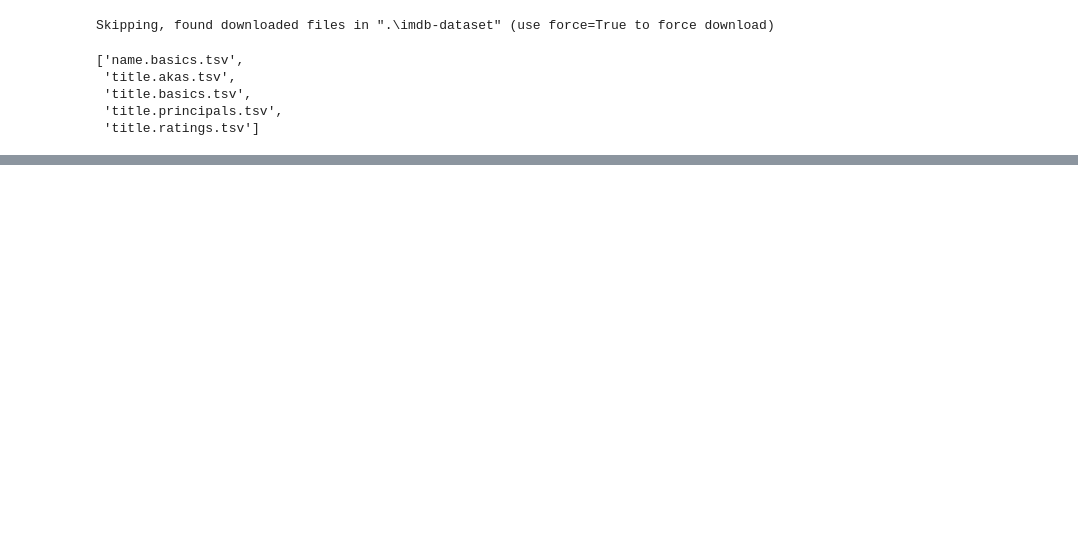
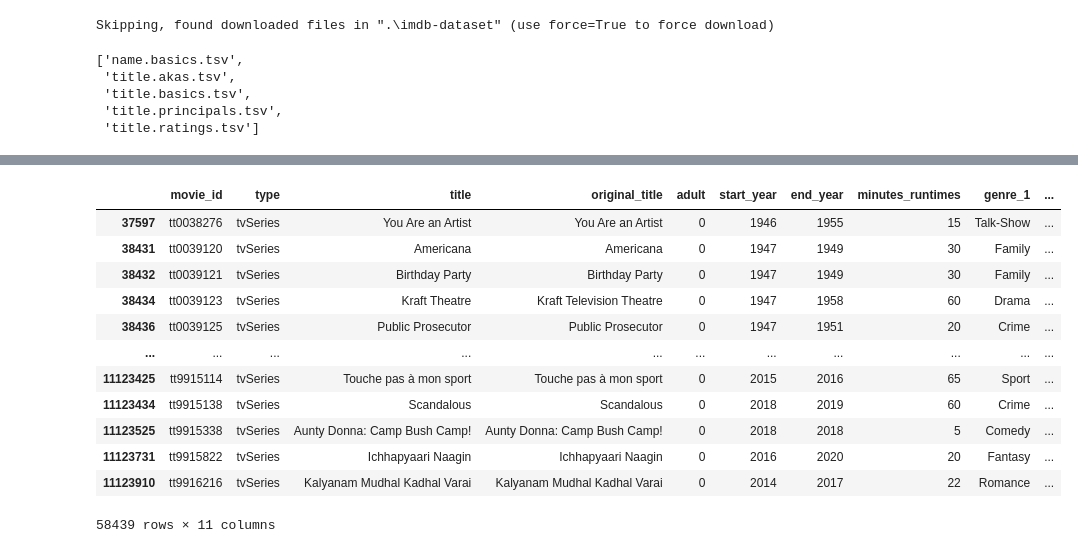
Before and after one commit to depa-tto/Python-project-exam, a Jupyter notebook: Py_project_DePatto.ipynb, the cells around one changed output, grey strips where cells are left out. Drawn from its saved outputs; the diff is of its cells as text; code cells hidden in the pictures; blank space fills up the shorter version.

```diff
--- a/Py_project_DePatto.ipynb
+++ b/Py_project_DePatto.ipynb
@@ -117,0 +113,2 @@ In column third_profession, 'None' not found.
+# %%
+movie_df.dropna(inplace=True)
@@ -117,0 +131,13 @@ In column third_profession, 'None' not found.
+# %%
+movie_df[['genre_1', 'genre_2', 'genre_3']] = movie_df['genres'].str.split(',', expand=True)
+# %%
+movie_df  = movie_df.drop(['genres'], axis = 1)
+# %%
+movie_df = movie_df.rename(columns = {'tconst': 'movie_id',
+                                      'titleType': 'type',
+                                      'primaryTitle': 'title',
+                                      'originalTitle': 'original_title',
+                                      'isAdult': 'adult',
+                                      'startYear': 'start_year',
+                                      'endYear': 'end_year',
+                                      'runtimeMinutes': 'minutes_runtimes'})
@@ -117,0 +160,16 @@ In column third_profession, 'None' not found.
+# %%
+movie_df
+# %% [output]
+|  | movie_id | type | title | original_title | adult | start_year | end_year | minutes_runtimes | genre_1 | ... |
+| 37597 | tt0038276 | tvSeries | You Are an Artist | You Are an Artist | 0 | 1946 | 1955 | 15 | Talk-Show | ... |
+| 38431 | tt0039120 | tvSeries | Americana | Americana | 0 | 1947 | 1949 | 30 | Family | ... |
+| 38432 | tt0039121 | tvSeries | Birthday Party | Birthday Party | 0 | 1947 | 1949 | 30 | Family | ... |
+| 38434 | tt0039123 | tvSeries | Kraft Theatre | Kraft Television Theatre | 0 | 1947 | 1958 | 60 | Drama | ... |
+| 38436 | tt0039125 | tvSeries | Public Prosecutor | Public Prosecutor | 0 | 1947 | 1951 | 20 | Crime | ... |
+| ... | ... | ... | ... | ... | ... | ... | ... | ... | ... | ... |
+| 11123425 | tt9915114 | tvSeries | Touche pas à mon sport | Touche pas à mon sport | 0 | 2015 | 2016 | 65 | Sport | ... |
+| 11123434 | tt9915138 | tvSeries | Scandalous | Scandalous | 0 | 2018 | 2019 | 60 | Crime | ... |
+| 11123525 | tt9915338 | tvSeries | Aunty Donna: Camp Bush Camp! | Aunty Donna: Camp Bush Camp! | 0 | 2018 | 2018 | 5 | Comedy | ... |
+| 11123731 | tt9915822 | tvSeries | Ichhapyaari Naagin | Ichhapyaari Naagin | 0 | 2016 | 2020 | 20 | Fantasy | ... |
+| 11123910 | tt9916216 | tvSeries | Kalyanam Mudhal Kadhal Varai | Kalyanam Mudhal Kadhal Varai | 0 | 2014 | 2017 | 22 | Romance | ... |
+58439 rows × 11 columns
```
Also changed, not shown: parts of 26 cells of this notebook.
